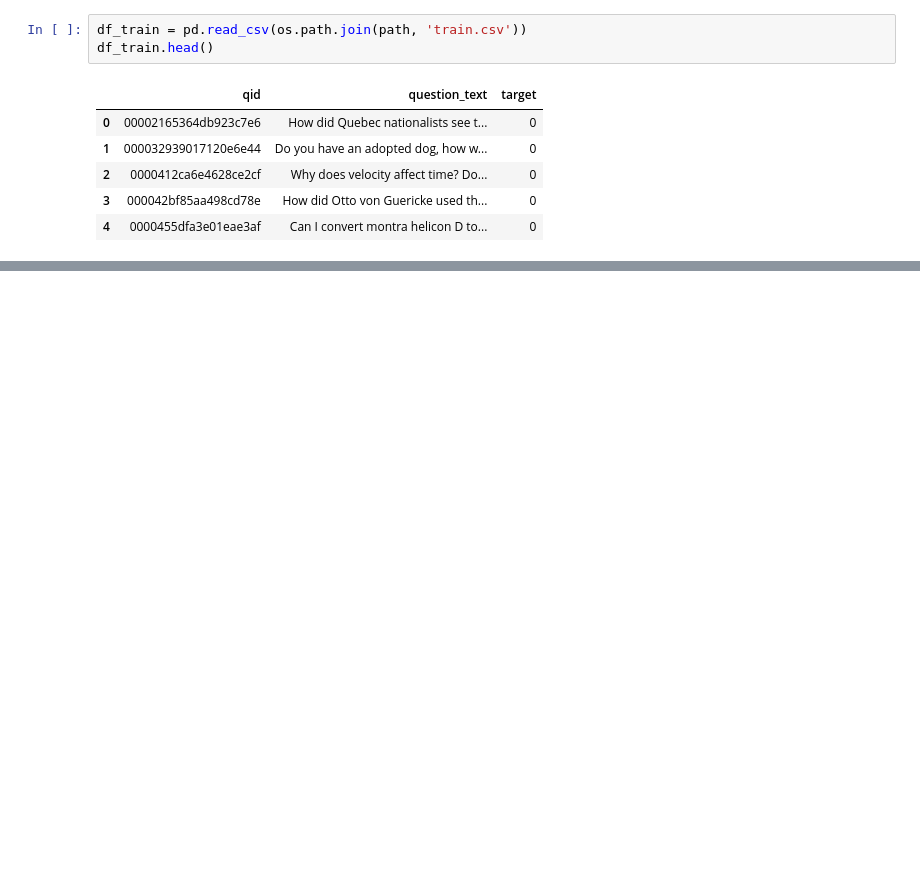
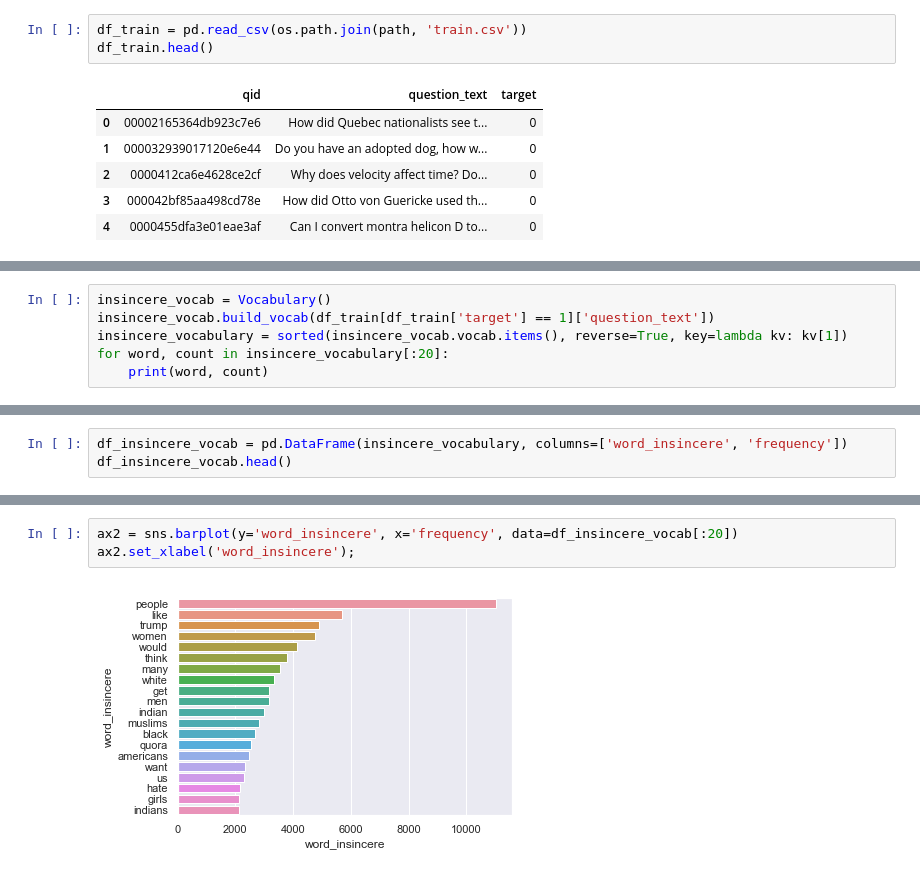
Before and after one commit to moneynass/Kaggle_competition_quora, a Jupyter notebook: notebooks/Kaggle_competition_quora.ipynb, the cells around one changed output, grey strips where cells are left out. Drawn from its saved outputs; the diff is of its cells as text; blank space fills up the shorter version.

```diff
--- a/notebooks/Kaggle_competition_quora.ipynb
+++ b/notebooks/Kaggle_competition_quora.ipynb
@@ -30,0 +191,6 @@ df_train.head()
+# %%
+insincere_vocab = Vocabulary()
+insincere_vocab.build_vocab(df_train[df_train['target'] == 1]['question_text'])
+insincere_vocabulary = sorted(insincere_vocab.vocab.items(), reverse=True, key=lambda kv: kv[1])
+for word, count in insincere_vocabulary[:20]:
+    print(word, count)
@@ -30,0 +228,3 @@ df_train.head()
+# %%
+df_insincere_vocab = pd.DataFrame(insincere_vocabulary, columns=['word_insincere', 'frequency'])
+df_insincere_vocab.head()
@@ -30,0 +243,5 @@ df_train.head()
+# %%
+ax2 = sns.barplot(y='word_insincere', x='frequency', data=df_insincere_vocab[:20])
+ax2.set_xlabel('word_insincere');
+# %% [output]
+[figure, added]
```
Also changed, not shown: parts of 51 cells of this notebook.
